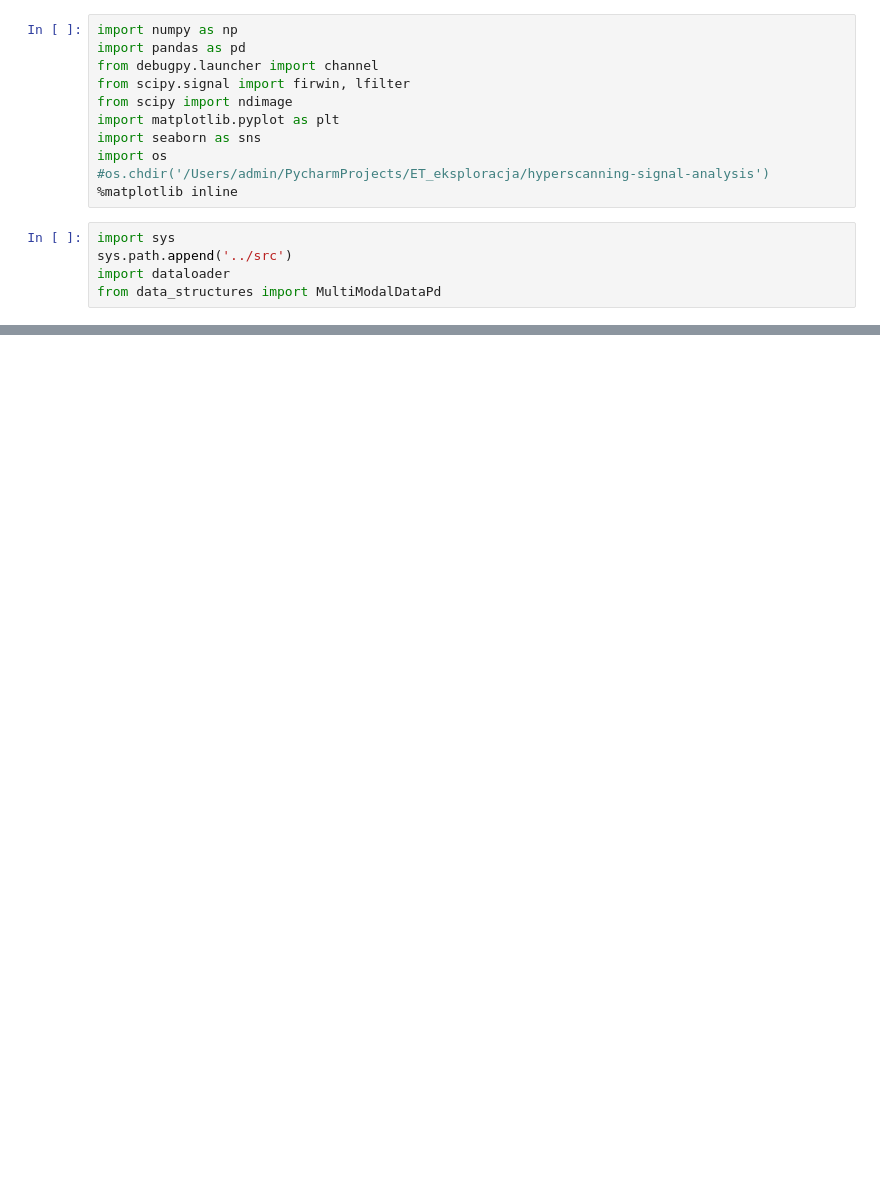
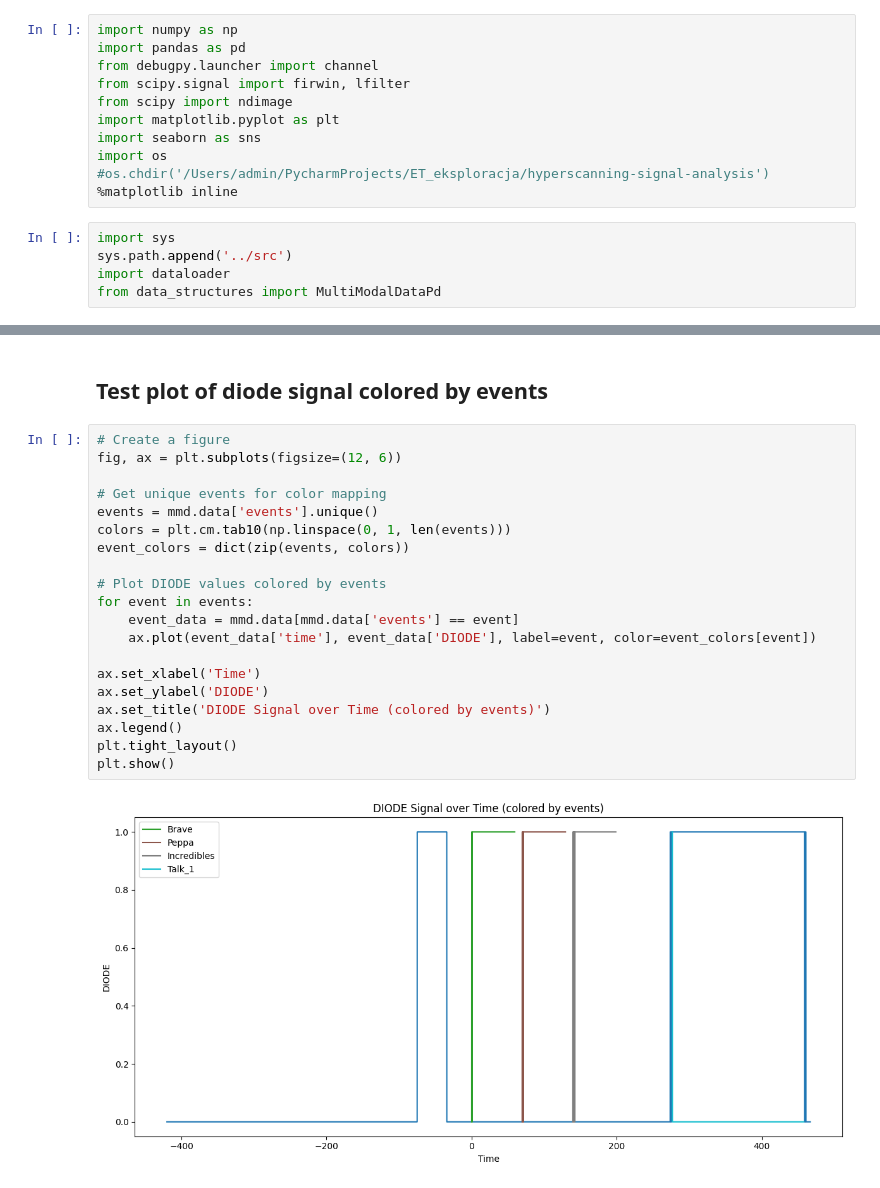
Before and after one commit to SYNCC-IN/hyperscanning-signal-analysis, a Jupyter notebook: scripts/EEG_ECG_ET_demo_01.ipynb, the cells around one changed output, grey strips where cells are left out. Drawn from its saved outputs; the diff is of its cells as text; blank space fills up the shorter version.

```diff
--- a/scripts/EEG_ECG_ET_demo_01.ipynb
+++ b/scripts/EEG_ECG_ET_demo_01.ipynb
@@ -30,0 +56,24 @@ ValueError: Length of values (907616) does not match length of index (48)
+# %% [markdown]
+## Test plot of diode signal colored by events
+# %%
+# Create a figure
+fig, ax = plt.subplots(figsize=(12, 6))
+
+# Get unique events for color mapping
+events = mmd.data['events'].unique()
+colors = plt.cm.tab10(np.linspace(0, 1, len(events)))
+event_colors = dict(zip(events, colors))
+
+# Plot DIODE values colored by events
+for event in events:
+    event_data = mmd.data[mmd.data['events'] == event]
+    ax.plot(event_data['time'], event_data['DIODE'], label=event, color=event_colors[event])
+
+ax.set_xlabel('Time')
+ax.set_ylabel('DIODE')
+ax.set_title('DIODE Signal over Time (colored by events)')
+ax.legend()
+plt.tight_layout()
+plt.show()
+# %% [output]
+[figure, added]
```
Also changed, not shown: parts of 4 cells of this notebook, 1 other file.
